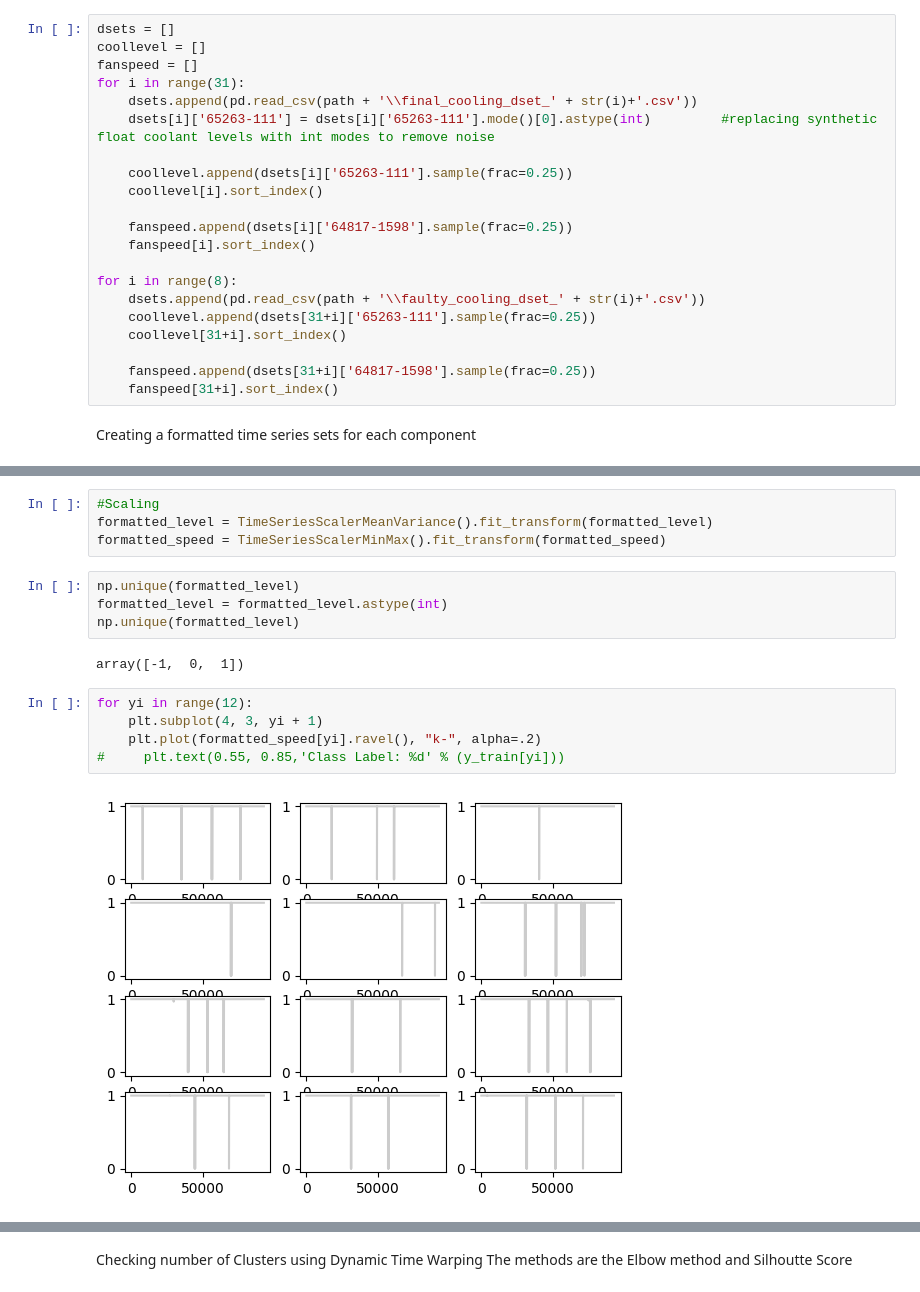
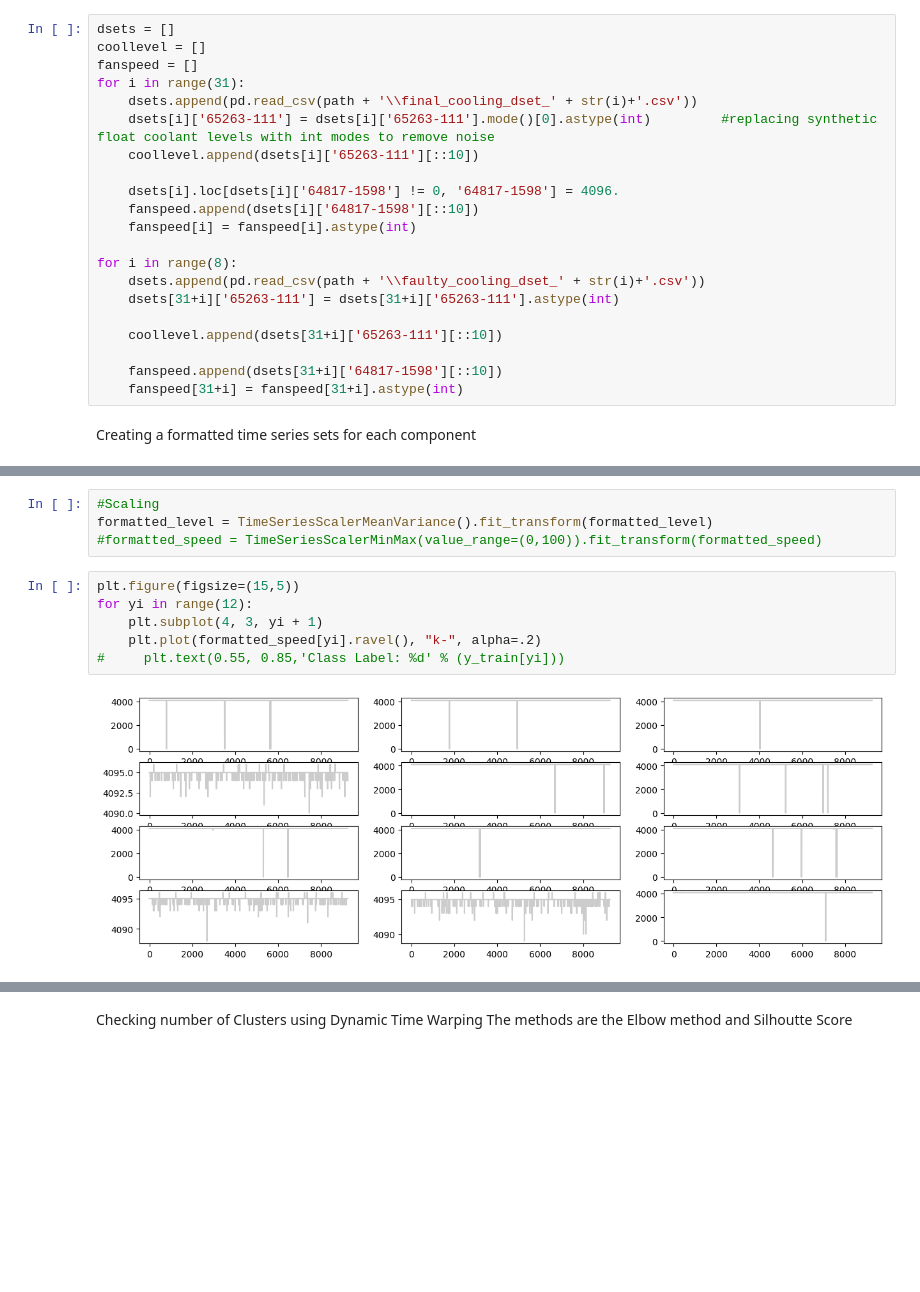
Before and after one commit to gautamvira/Predictive-Maintenance, a Jupyter notebook: cool_sys_predictive_maintenance.ipynb, the cells around one changed output, grey strips where cells are left out. Drawn from its saved outputs; the diff is of its cells as text; blank space fills up the shorter version.

Commit message:
The fan speed values are changed to 4096 when not 0 to resemble the original data without any faults. This removes the noise from the generated data so that the model can perform well.

```diff
--- a/cool_sys_predictive_maintenance.ipynb
+++ b/cool_sys_predictive_maintenance.ipynb
@@ -22,20 +21,20 @@ fanspeed = []
 for i in range(31):
     dsets.append(pd.read_csv(path + '\\final_cooling_dset_' + str(i)+'.csv'))
     dsets[i]['65263-111'] = dsets[i]['65263-111'].mode()[0].astype(int)         #replacing synthetic float coolant levels with int modes to remove noise
+    coollevel.append(dsets[i]['65263-111'][::10])
 
-    coollevel.append(dsets[i]['65263-111'].sample(frac=0.25))
-    coollevel[i].sort_index()
-
-    fanspeed.append(dsets[i]['64817-1598'].sample(frac=0.25))
-    fanspeed[i].sort_index()
+    dsets[i].loc[dsets[i]['64817-1598'] != 0, '64817-1598'] = 4096.
+    fanspeed.append(dsets[i]['64817-1598'][::10])
+    fanspeed[i] = fanspeed[i].astype(int)
 
 for i in range(8):
     dsets.append(pd.read_csv(path + '\\faulty_cooling_dset_' + str(i)+'.csv'))
-    coollevel.append(dsets[31+i]['65263-111'].sample(frac=0.25))
-    coollevel[31+i].sort_index()
+    dsets[31+i]['65263-111'] = dsets[31+i]['65263-111'].astype(int)
 
-    fanspeed.append(dsets[31+i]['64817-1598'].sample(frac=0.25))
-    fanspeed[31+i].sort_index()
+    coollevel.append(dsets[31+i]['65263-111'][::10])
+
+    fanspeed.append(dsets[31+i]['64817-1598'][::10])
+    fanspeed[31+i] = fanspeed[31+i].astype(int)
 # %% [markdown]
 Creating a formatted time series sets for each component
 # %%
@@ -49,17 +48,12 @@ Fan Speed Shape: (39, 92544, 1)
 # %%
 #Scaling
 formatted_level = TimeSeriesScalerMeanVariance().fit_transform(formatted_level)
-formatted_speed = TimeSeriesScalerMinMax().fit_transform(formatted_speed)
+#formatted_speed = TimeSeriesScalerMinMax(value_range=(0,100)).fit_transform(formatted_speed)
-# %%
-np.unique(formatted_level)
-formatted_level = formatted_level.astype(int)
-np.unique(formatted_level)
-# %% [output]
-array([-1,  0,  1])
 # %%
+plt.figure(figsize=(15,5))
 for yi in range(12):
     plt.subplot(4, 3, yi + 1)
     plt.plot(formatted_speed[yi].ravel(), "k-", alpha=.2)
 #     plt.text(0.55, 0.85,'Class Label: %d' % (y_train[yi]))
 # %% [output]
-[figure, old version]
+[figure, new version]
```
Also changed, not shown: parts of 10 cells of this notebook, 1 other file.
